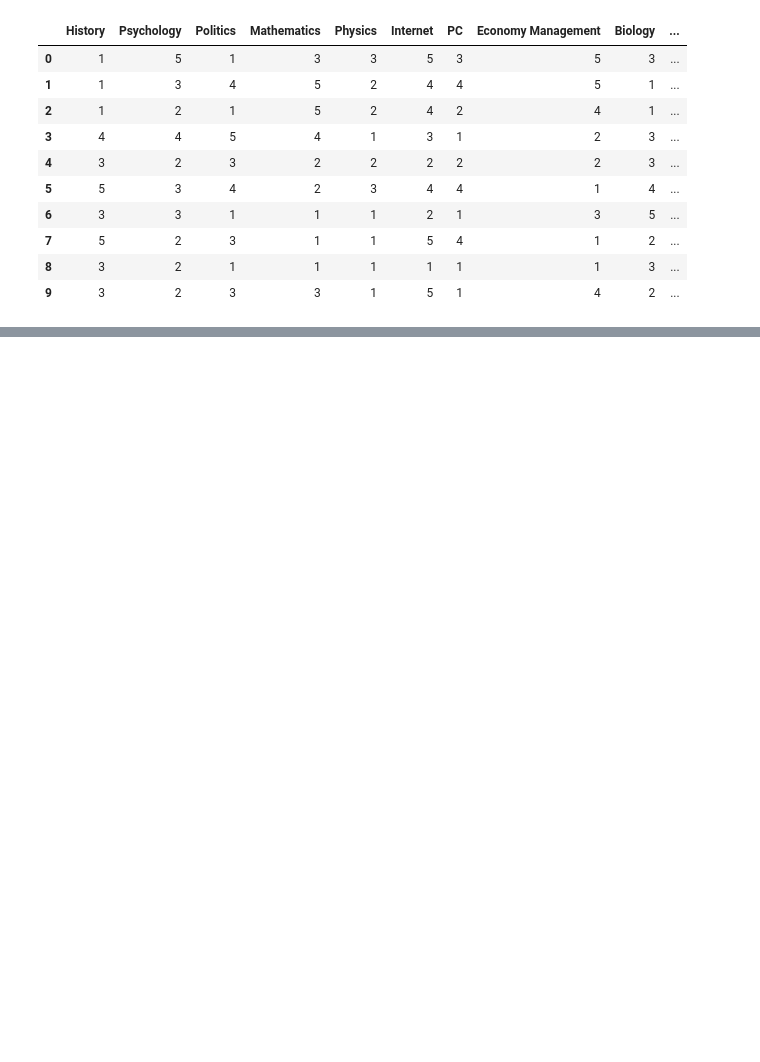
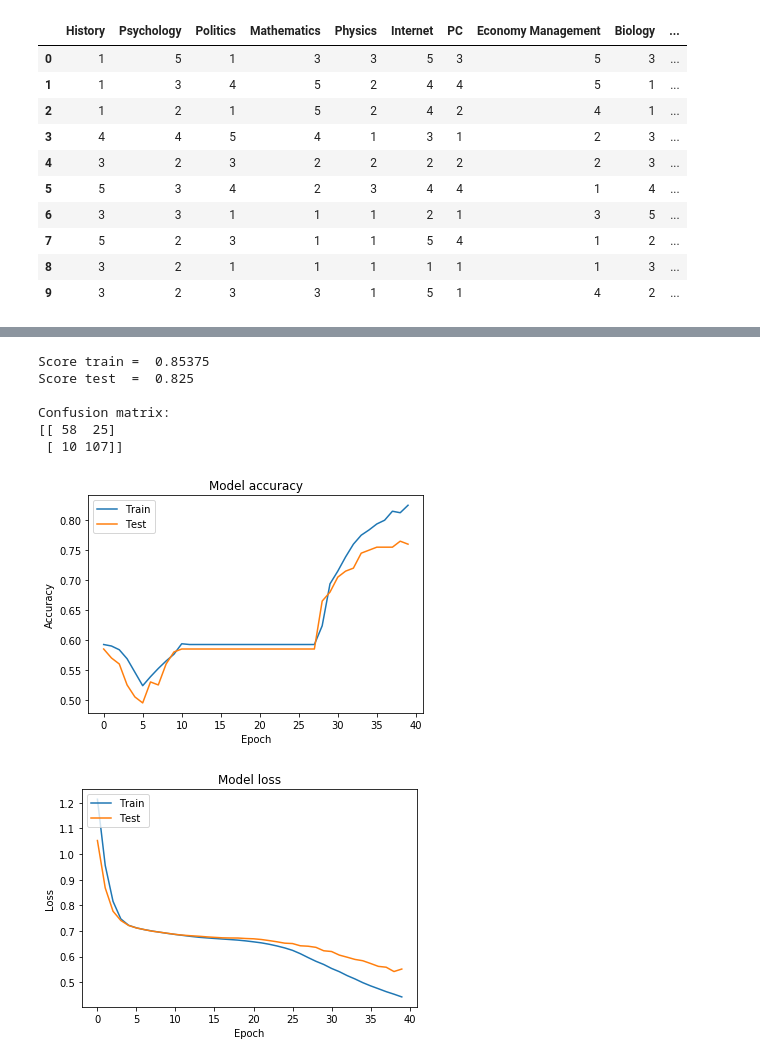
Before and after one commit to AndriiFedorchuk/Machine-learning-course, a Jupyter notebook: Main_project.ipynb, the cells around one changed output, grey strips where cells are left out. Drawn from its saved outputs; the diff is of its cells as text; code cells hidden in the pictures; blank space fills up the shorter version.

```diff
--- a/Main_project.ipynb
+++ b/Main_project.ipynb
@@ -93,9 +146,10 @@ from keras.layers import Dense
 
 # Neural network
 model = Sequential()
-model.add(Dense(32, activation='relu', input_shape=(32,)))
-model.add(Dense(32, activation='relu'))
-model.add(Dense(32, activation='relu'))
+model.add(Dense(8, activation='relu', input_shape=(32,)))
+model.add(Dense(8, activation='relu'))
+model.add(Dense(8, activation='relu'))
+model.add(Dense(8, activation='relu'))
 model.add(Dense(2, activation='softmax'))
 
 model.compile(optimizer='adam',
@@ -150,0 +207,35 @@ Epoch 40/40
+# %%
+import matplotlib.pyplot as plt
+
+print("Score train = ",clf.score(x_train, y_train))
+print("Score test  = ",clf.score(x_test, y_test))
+print(' ')
+print('Confusion matrix:')
+print(metrics.confusion_matrix(expected, predicted))
+plt.show()
+print(' ')
+
+plt.plot(history.history['acc'])
+plt.plot(history.history['val_acc'])
+plt.title('Model accuracy')
+plt.ylabel('Accuracy')
+plt.xlabel('Epoch')
+plt.legend(['Train', 'Test'], loc='upper left')
+plt.show()
+
+plt.plot(history.history['loss'])
+plt.plot(history.history['val_loss'])
+plt.title('Model loss')
+plt.ylabel('Loss')
+plt.xlabel('Epoch')
+plt.legend(['Train', 'Test'], loc='upper left')
+plt.show()
+# %% [output]
+Score train =  0.85375
+Score test  =  0.825
+
+Confusion matrix:
+[[ 58  25]
+ [ 10 107]]
+[figure, added]
+[figure, added]
```
Also changed, not shown: parts of 10 cells of this notebook.
